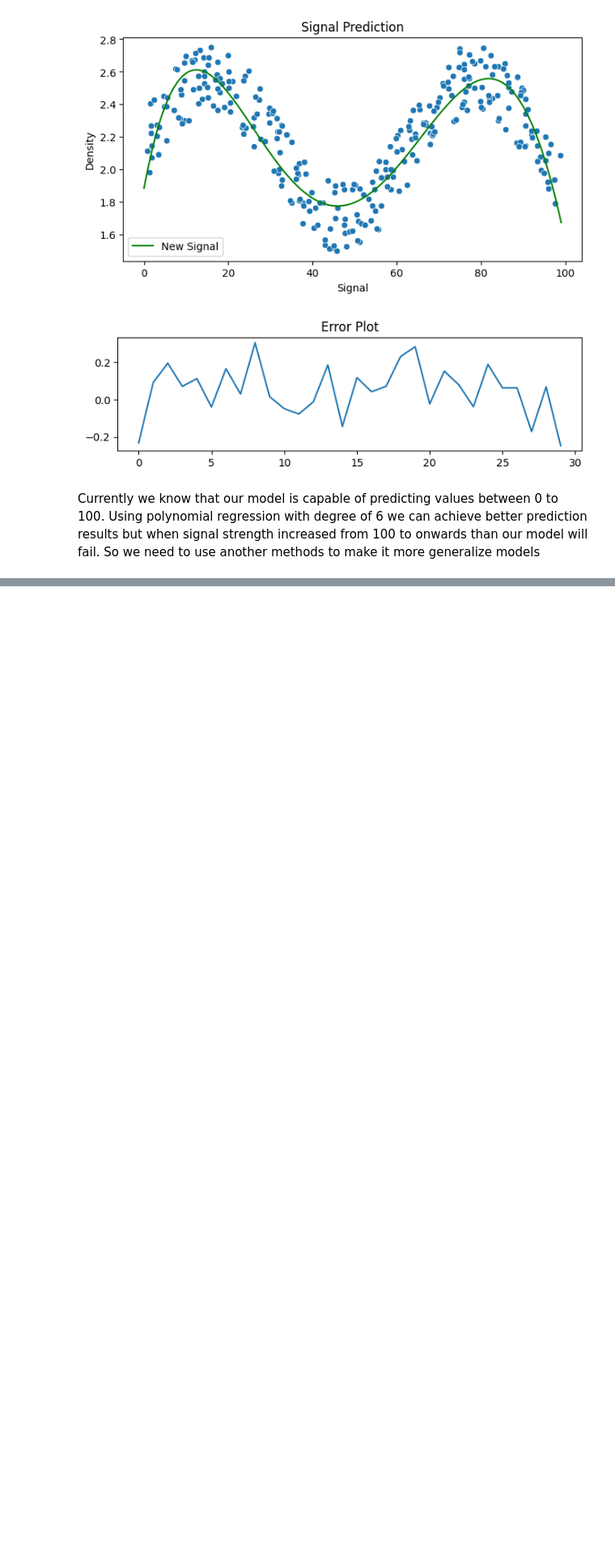
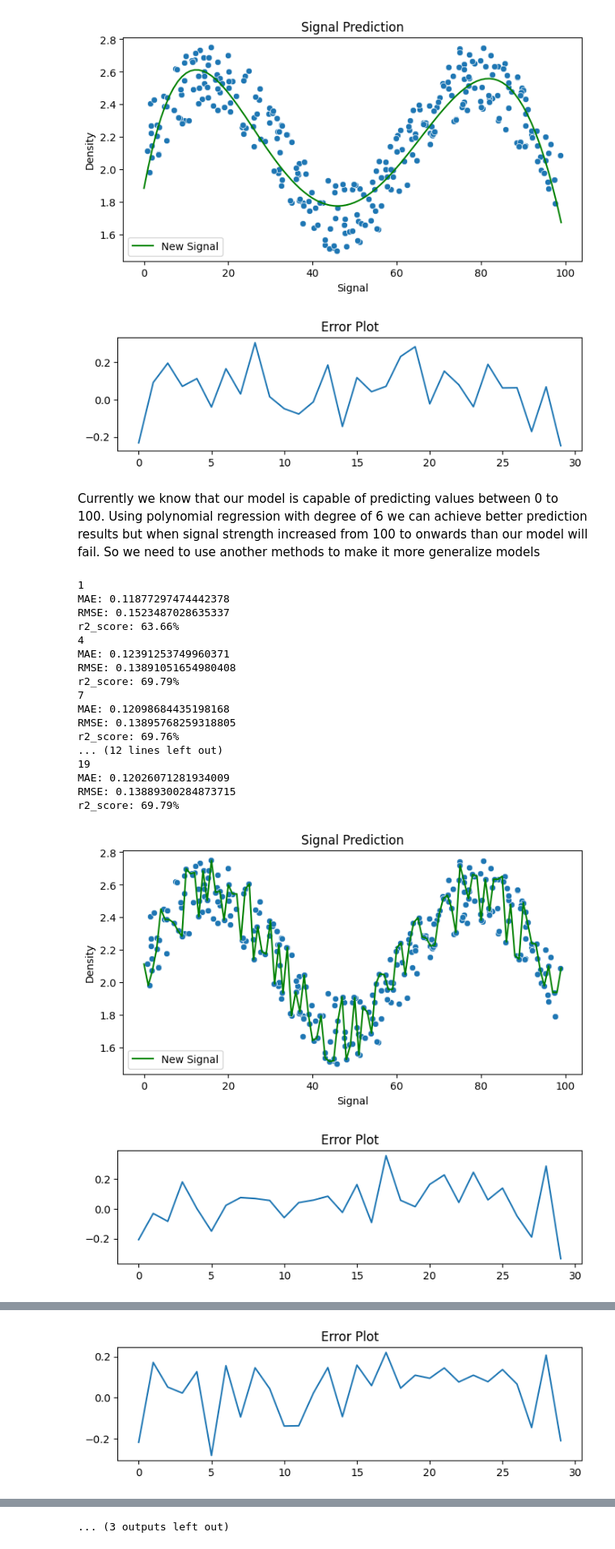
Before and after one commit to MoizAhmed2517/Regression_Projects, a Jupyter notebook: X_ray_signal_to_determine_rock_density.ipynb, the cells around one changed output, grey strips where cells are left out. Shown at 81% size. Drawn from its saved outputs; the diff is of its cells as text; code cells hidden in the pictures; blank space fills up the shorter version.

```diff
--- a/X_ray_signal_to_determine_rock_density.ipynb
+++ b/X_ray_signal_to_determine_rock_density.ipynb
@@ -207,3 +209,28 @@ r2_score: 67.29%
 [figure]
 # %% [markdown]
 Currently we know that our model is capable of predicting values between 0 to 100. Using polynomial regression with degree of 6 we can achieve better prediction results but when signal strength increased from 100 to onwards than our model will fail. So we need to use another methods to make it more generalize models
+# %%
+for n in np.arange(1, 20, 3):
+  print(n)
+  KN_reg = KNeighborsRegressor(n_neighbors=n)
+  run_model(KN_reg,X_train,y_train,X_test,y_test)
+# %% [output]
+1
+MAE: 0.11877297474442378
+RMSE: 0.1523487028635337
+r2_score: 63.66%
+4
+MAE: 0.12391253749960371
+RMSE: 0.13891051654980408
+r2_score: 69.79%
+7
+MAE: 0.12098684435198168
+RMSE: 0.13895768259318805
+r2_score: 69.76%
+... (12 lines left out)
+19
+MAE: 0.12026071281934009
+RMSE: 0.13889300284873715
+r2_score: 69.79%
+[figure, added]
+[figure, added]
@@ -209,0 +238 @@ Currently we know that our model is capable of predicting values between 0 to 10
+[figure, added]
@@ -209,0 +246 @@ Currently we know that our model is capable of predicting values between 0 to 10
+... (3 outputs left out)
```
Also changed, not shown: parts of 14 cells of this notebook.
